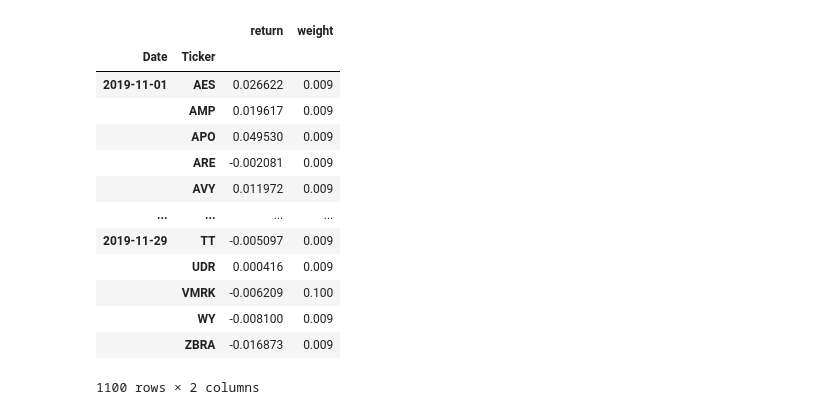
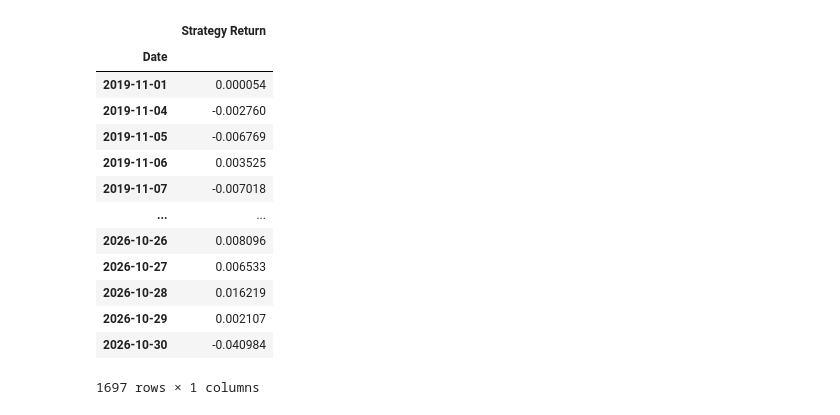
Before and after one commit to swaraj2107/Unsupervised_Learning_Trading_Strategy, a Jupyter notebook: main_program.ipynb, the cells around one changed output. Drawn from its saved outputs; the diff is of its cells as text; code cells hidden in the pictures.

Commit message:
analyzed the metrics, build strategy and compared against benchmark

```diff
--- a/main_program.ipynb
+++ b/main_program.ipynb
@@ -476,17 +476,17 @@ new_df
 optimization_df = new_df['2018-11-01':'2019-10-30']['Close'][fixed_dates['2019-11-01']]
 # optimization_df = new_df.xs('Close', level=0, axis=1).loc['2018-11-01':'2019-10-30', fixed_dates['2019-11-01']]
 # %%
-returns_dataframe = np.log(new_df['Close']).diff()
+# returns_dataframe = np.log(new_df['Close']).diff()
 
-portfolio_df = pd.DataFrame()
+# portfolio_df = pd.DataFrame()
 
-for start_date in fixed_dates.keys():
-    end_date = (pd.to_datetime(start_date)+pd.offsets.MonthEnd(0)).strftime('%Y-%m-%d')
-    cols = fixed_dates[start_date]
-    optimization_start_date = (pd.to_datetime(start_date)-pd.DateOffset(months=12)).strftime('%Y-%m-%d')
-    optimization_end_date = (pd.to_datetime(start_date)-pd.DateOffset(days=1)).strftime('%Y-%m-%d')
-    weights = optimize_weights(prices=optimization_df, lower_bound=round(1/(len(optimization_df.columns)*2),3))
-    weights = pd.DataFrame(weights, index=pd.Series(0))
-    temp_df = returns_dataframe['2019-11-01':'2019-11-30']
-    #replace hard-coded dates with start_date and end_date
-    temp_df = temp_df.stack().to_frame('return').reset_index(level=0).merge(weights.stack().to_frame('weight').reset_index(level=0, drop=True),left_index=True,right_index=True).reset_index().set_index(['Date', 'Ticker']).unstack().stack()
+# for start_date in fixed_dates.keys():
+#     end_date = (pd.to_datetime(start_date)+pd.offsets.MonthEnd(0)).strftime('%Y-%m-%d')
+#     cols = fixed_dates[start_date]
+#     optimization_start_date = (pd.to_datetime(start_date)-pd.DateOffset(months=12)).strftime('%Y-%m-%d')
+#     optimization_end_date = (pd.to_datetime(start_date)-pd.DateOffset(days=1)).strftime('%Y-%m-%d')
+#     weights = optimize_weights(prices=optimization_df, lower_bound=round(1/(len(optimization_df.columns)*2),3))
+#     weights = pd.DataFrame(weights, index=pd.Series(0))
+#     temp_df = returns_dataframe['2019-11-01':'2019-11-30']
+#     #replace hard-coded dates with start_date and end_date
+#     temp_df = temp_df.stack().to_frame('return').reset_index(level=0).merge(weights.stack().to_frame('weight').reset_index(level=0, drop=True),left_index=True,right_index=True).reset_index().set_index(['Date', 'Ticker']).unstack().stack()
@@ -493,17 +565,18 @@ for start_date in fixed_dates.keys():
 # %%
-temp_df
+# temp_df
+portfolio_df
 # %% [output]
-|  |  | return | weight |
-| Date | Ticker |  |  |
-| 2019-11-01 | AES | 0.026622 | 0.009 |
-|  | AMP | 0.019617 | 0.009 |
-|  | APO | 0.049530 | 0.009 |
-|  | ARE | -0.002081 | 0.009 |
-|  | AVY | 0.011972 | 0.009 |
-| ... | ... | ... | ... |
-| 2019-11-29 | TT | -0.005097 | 0.009 |
-|  | UDR | 0.000416 | 0.009 |
-|  | VMRK | -0.006209 | 0.100 |
-|  | WY | -0.008100 | 0.009 |
-|  | ZBRA | -0.016873 | 0.009 |
+|  | Strategy Return |
+| Date |  |
+| 2019-11-01 | 0.000054 |
+| 2019-11-04 | -0.002760 |
+| 2019-11-05 | -0.006769 |
+| 2019-11-06 | 0.003525 |
+| 2019-11-07 | -0.007018 |
+| ... | ... |
+| 2026-10-26 | 0.008096 |
+| 2026-10-27 | 0.006533 |
+| 2026-10-28 | 0.016219 |
+| 2026-10-29 | 0.002107 |
+| 2026-10-30 | -0.040984 |
-1100 rows × 2 columns
+1697 rows × 1 columns
```
Also changed, not shown: parts of 20 cells of this notebook.
